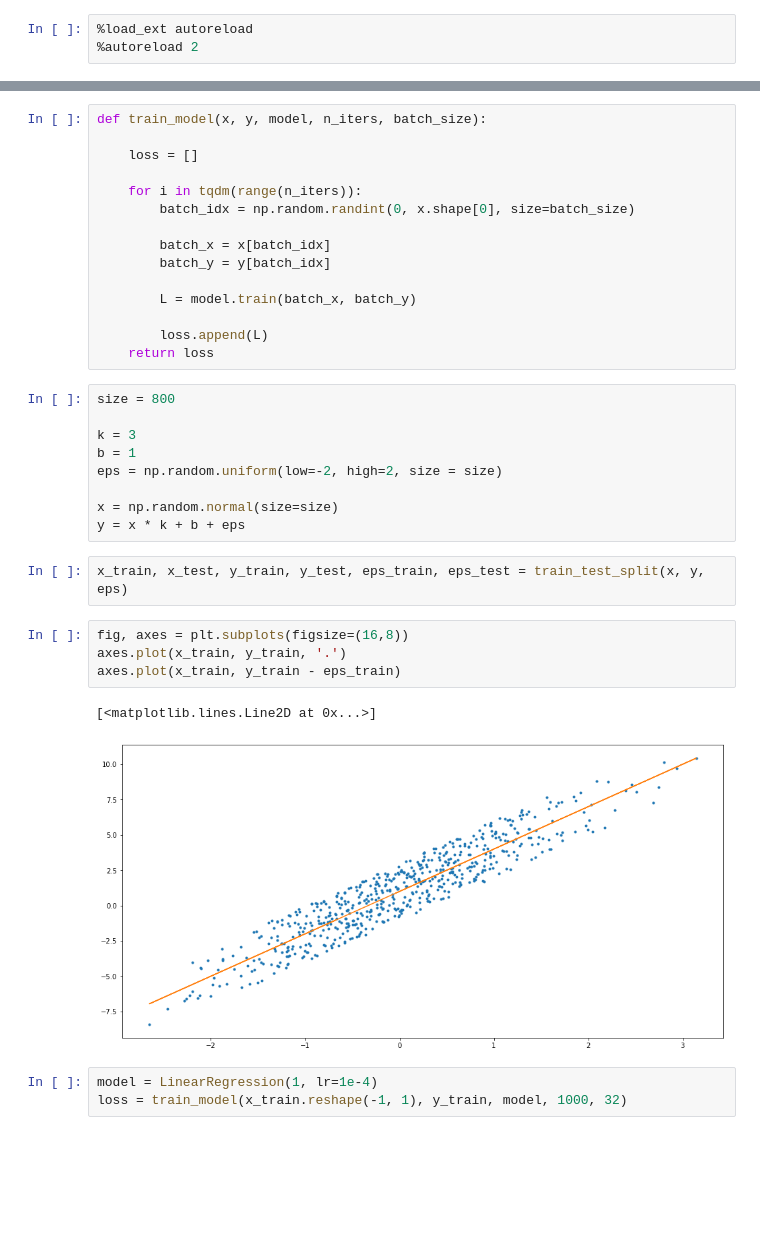
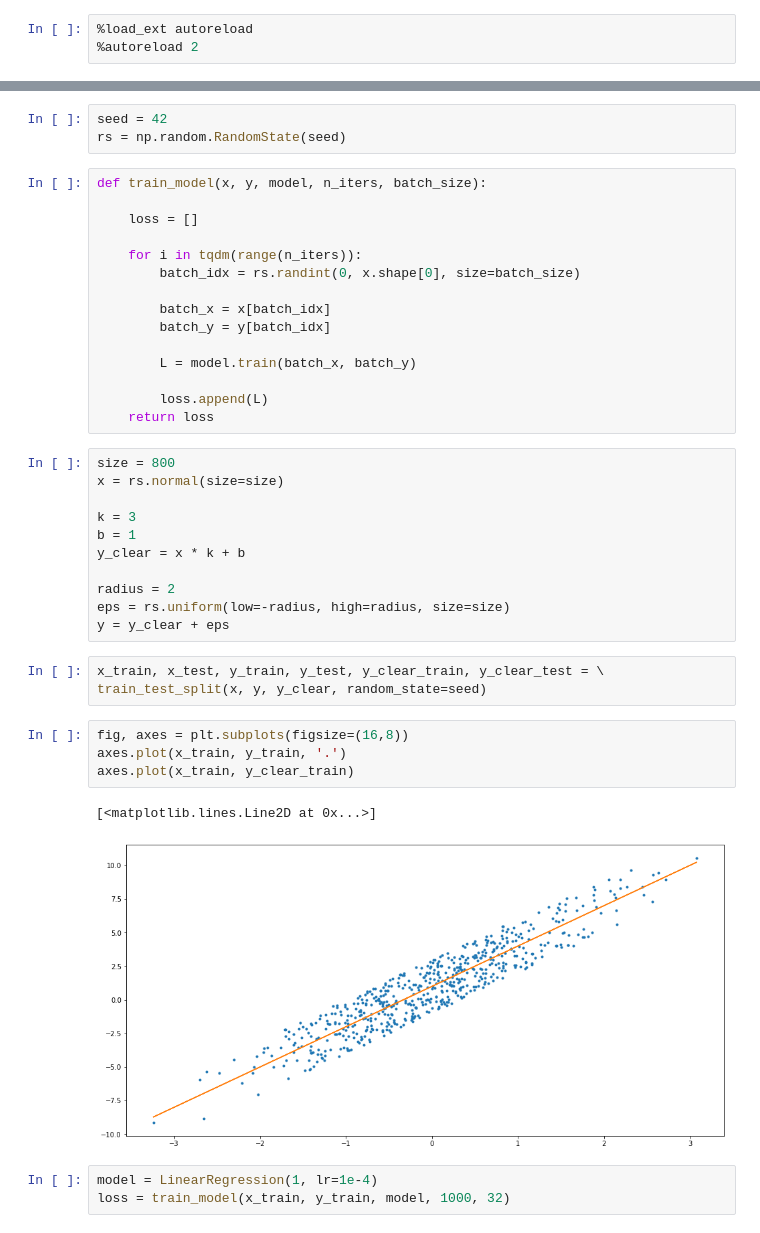
Before and after one commit to vanek-goriachev/edu, a Jupyter notebook: Linear_regression/notebooks/Test.ipynb, the cells around one changed output, grey strips where cells are left out. Drawn from its saved outputs; the diff is of its cells as text; blank space fills up the shorter version.

```diff
--- a/Linear_regression/notebooks/Test.ipynb
+++ b/Linear_regression/notebooks/Test.ipynb
@@ -18,10 +15,13 @@ np.random.seed(43)
+# %%
+seed = 42
+rs = np.random.RandomState(seed)
 # %%
 def train_model(x, y, model, n_iters, batch_size):
 
     loss = []
 
     for i in tqdm(range(n_iters)):
-        batch_idx = np.random.randint(0, x.shape[0], size=batch_size)
+        batch_idx = rs.randint(0, x.shape[0], size=batch_size)
 
         batch_x = x[batch_idx]
         batch_y = y[batch_idx]
@@ -32,23 +32,26 @@ def train_model(x, y, model, n_iters, batch_size):
     return loss
 # %%
 size = 800
+x = rs.normal(size=size)
 
 k = 3
 b = 1
-eps = np.random.uniform(low=-2, high=2, size = size)
+y_clear = x * k + b
 
-x = np.random.normal(size=size)
-y = x * k + b + eps
+radius = 2
+eps = rs.uniform(low=-radius, high=radius, size=size)
+y = y_clear + eps
 # %%
-x_train, x_test, y_train, y_test, eps_train, eps_test = train_test_split(x, y, eps)
+x_train, x_test, y_train, y_test, y_clear_train, y_clear_test = \
+train_test_split(x, y, y_clear, random_state=seed)
 # %%
 fig, axes = plt.subplots(figsize=(16,8))
 axes.plot(x_train, y_train, '.')
-axes.plot(x_train, y_train - eps_train)
+axes.plot(x_train, y_clear_train)
 # %% [output]
 [<matplotlib.lines.Line2D at 0x...>]
-[figure, old version]
+[figure, new version]
 # %%
 model = LinearRegression(1, lr=1e-4)
-loss = train_model(x_train.reshape(-1, 1), y_train, model, 1000, 32)
+loss = train_model(x_train, y_train, model, 1000, 32)
 # %%
```
Also changed, not shown: parts of 5 cells of this notebook, 1 other file.
